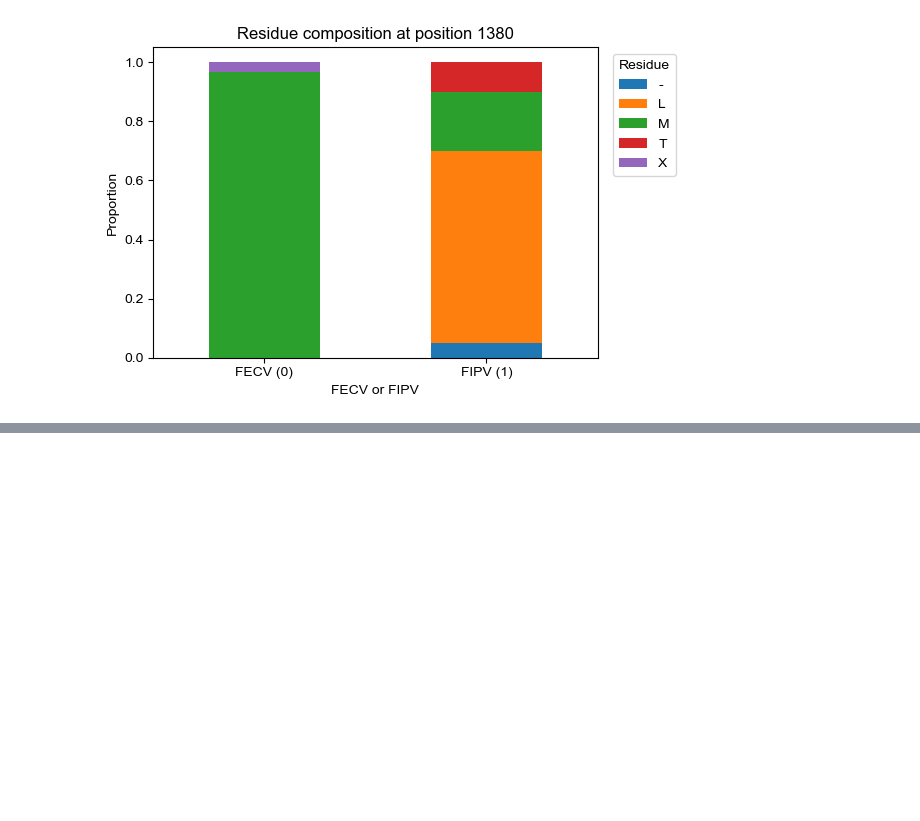
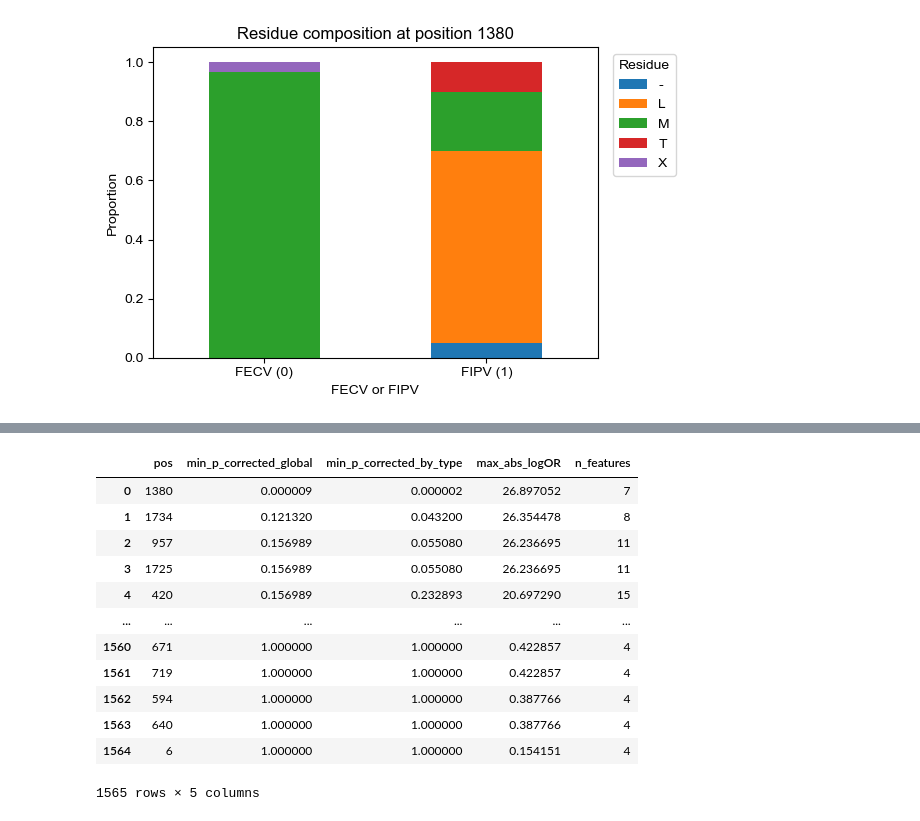
Before and after one commit to skawakubo/FCoV-evolution, a Jupyter notebook: FIPV_keymut_detect/FIPV_keymut_detect.ipynb, the cells around one changed output, grey strips where cells are left out. Cells and saved outputs as stored; diff of their text form; code cells hidden in the pictures; blank space fills up the shorter version.

```diff
--- a/FIPV_keymut_detect/FIPV_keymut_detect.ipynb
+++ b/FIPV_keymut_detect/FIPV_keymut_detect.ipynb
@@ -234,0 +500,16 @@ plt.show()
+# %%
+site_summary_overall
+# %% [output]
+|  | pos | min_p_corrected_global | min_p_corrected_by_type | max_abs_logOR | n_features |
+| 0 | 1380 | 0.000009 | 0.000002 | 26.897052 | 7 |
+| 1 | 1734 | 0.121320 | 0.043200 | 26.354478 | 8 |
+| 2 | 957 | 0.156989 | 0.055080 | 26.236695 | 11 |
+| 3 | 1725 | 0.156989 | 0.055080 | 26.236695 | 11 |
+| 4 | 420 | 0.156989 | 0.232893 | 20.697290 | 15 |
+| ... | ... | ... | ... | ... | ... |
+| 1560 | 671 | 1.000000 | 1.000000 | 0.422857 | 4 |
+| 1561 | 719 | 1.000000 | 1.000000 | 0.422857 | 4 |
+| 1562 | 594 | 1.000000 | 1.000000 | 0.387766 | 4 |
+| 1563 | 640 | 1.000000 | 1.000000 | 0.387766 | 4 |
+| 1564 | 6 | 1.000000 | 1.000000 | 0.154151 | 4 |
+1565 rows × 5 columns
```
Also changed, not shown: parts of 5 cells of this notebook.
